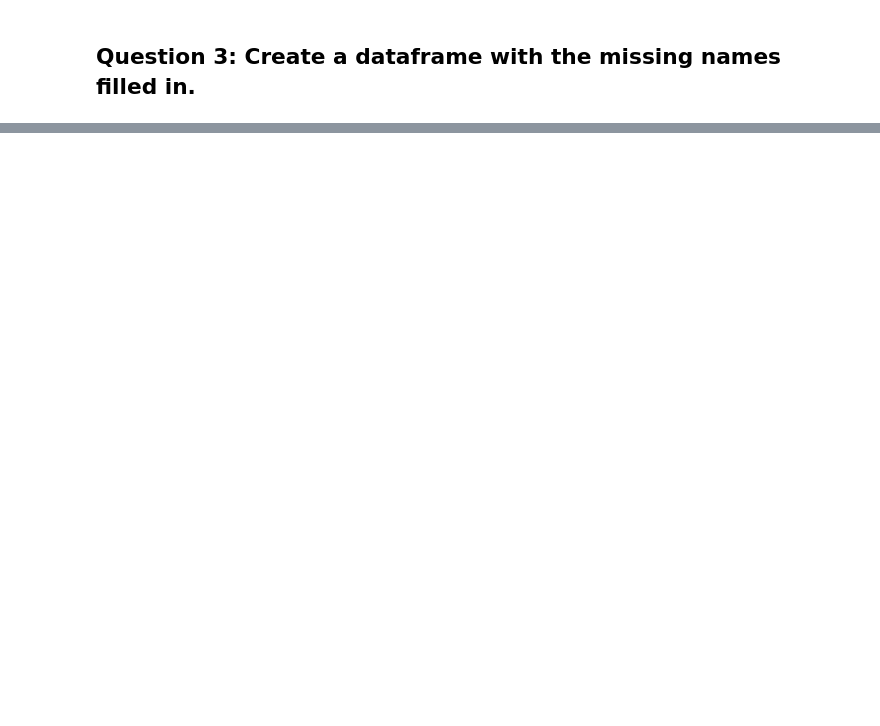
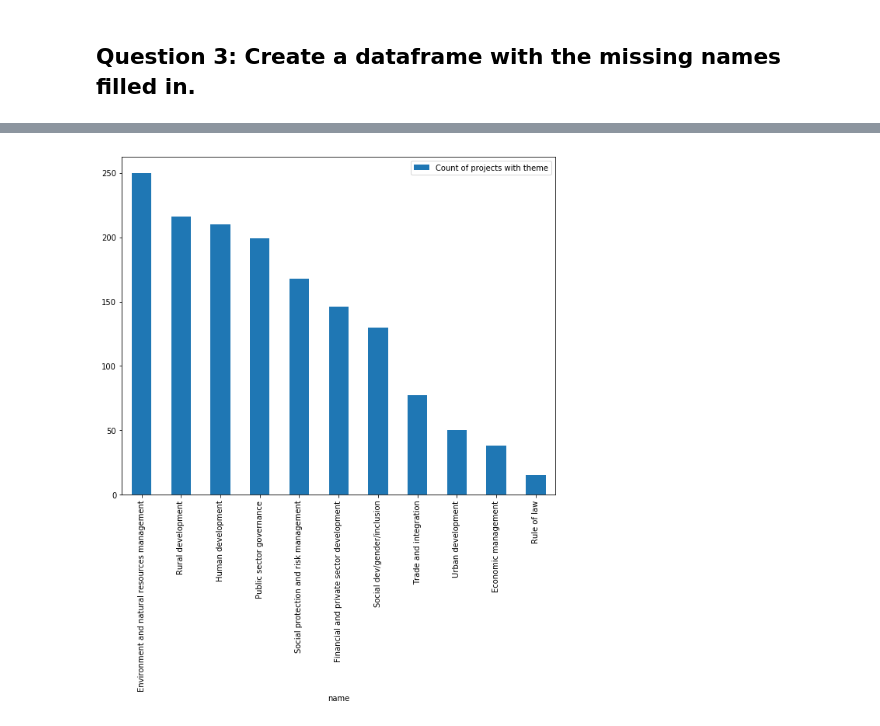
Before and after one commit to alsnkline/Springb, a Jupyter notebook: data_wrangling_json/sliderule_dsi_json_exercise.ipynb, the cells around one changed output, grey strips where cells are left out. Saved outputs shown, nothing was run; the diff lists cells and outputs as text; code cells hidden in the pictures; blank space fills up the shorter version.

```diff
--- a/data_wrangling_json/sliderule_dsi_json_exercise.ipynb
+++ b/data_wrangling_json/sliderule_dsi_json_exercise.ipynb
@@ -231,0 +346,9 @@ full_data
+# %%
+# visualizing project theme breakdown
+plt.rcParams["figure.figsize"] = (10,8)
+plotdf = full_data.groupby('name').count().sort_values('code', ascending=False)
+plotdf.plot(kind='bar')
+plt.legend(['Count of projects with theme'])
+plt.show()
+# %% [output]
+[figure, added]
```
Also changed, not shown: parts of 13 cells of this notebook.
